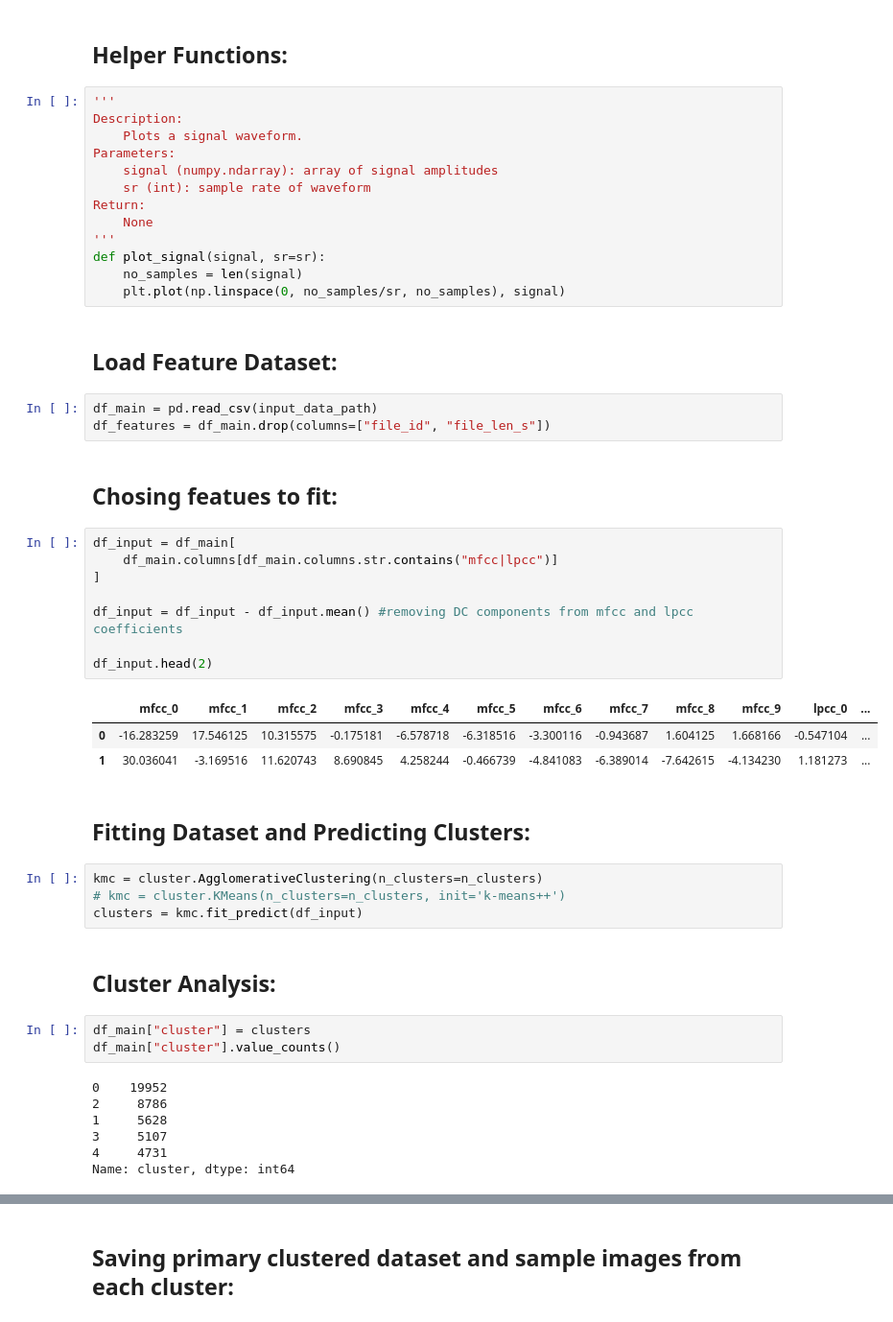
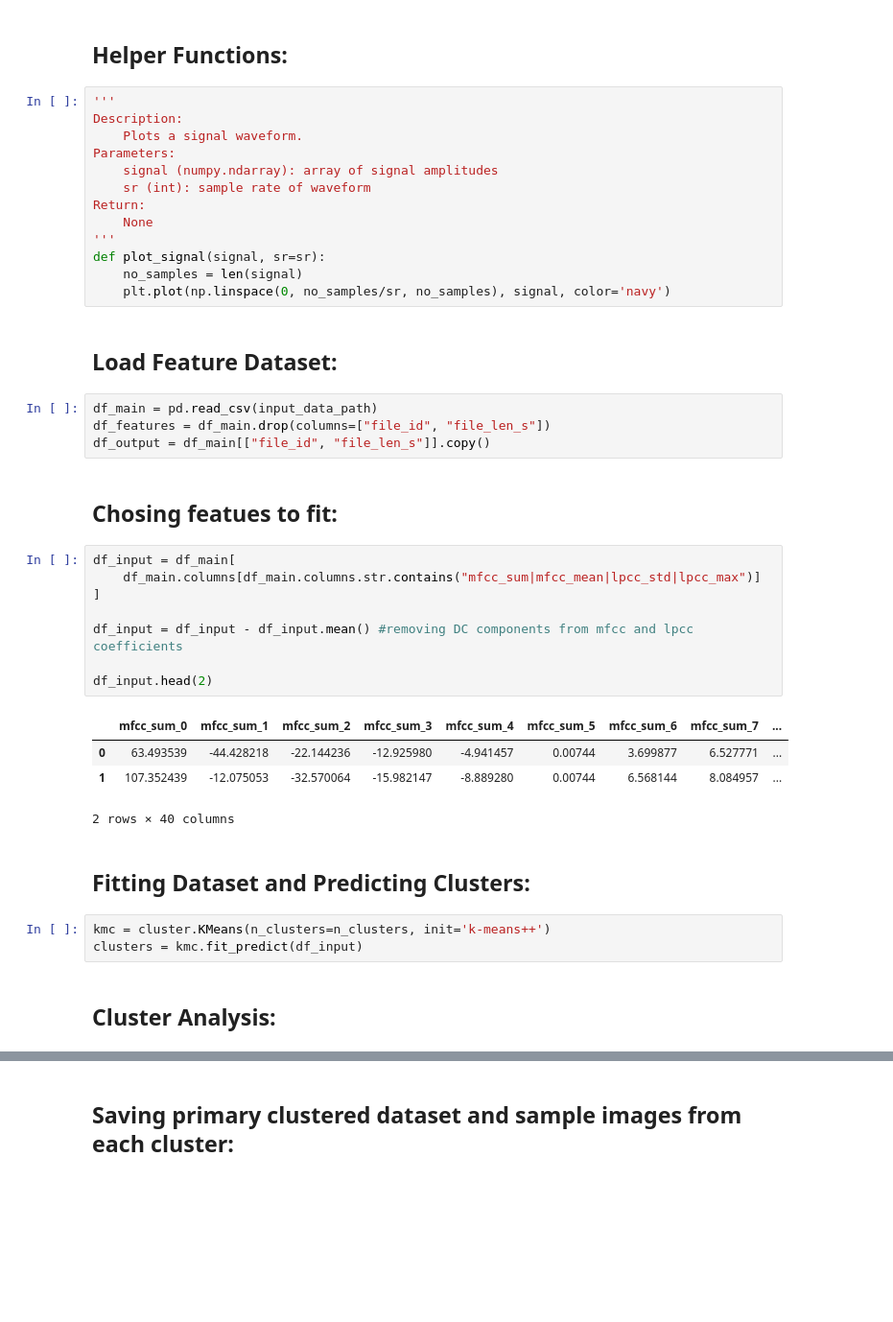
Before and after one commit to vkoil/pempheris-adspersa-alphabetisation, a Jupyter notebook: clustering.ipynb, the cells around one changed output, grey strips where cells are left out. Shown at 96% size. Drawn from its saved outputs; the diff is of its cells as text; blank space fills up the shorter version.

Commit message:
improved clustering and extracted results

```diff
--- a/clustering.ipynb
+++ b/clustering.ipynb
@@ -45,41 +46,32 @@ Return:
 '''
 def plot_signal(signal, sr=sr):
     no_samples = len(signal)
-    plt.plot(np.linspace(0, no_samples/sr, no_samples), signal)
+    plt.plot(np.linspace(0, no_samples/sr, no_samples), signal, color='navy')
 # %% [markdown]
 ## Load Feature Dataset:
 # %%
 df_main = pd.read_csv(input_data_path)
 df_features = df_main.drop(columns=["file_id", "file_len_s"])
+df_output = df_main[["file_id", "file_len_s"]].copy()
 # %% [markdown]
 ## Chosing featues to fit:
 # %%
 df_input = df_main[
-    df_main.columns[df_main.columns.str.contains("mfcc|lpcc")]
+    df_main.columns[df_main.columns.str.contains("mfcc_sum|mfcc_mean|lpcc_std|lpcc_max")]
 ]
 
 df_input = df_input - df_input.mean() #removing DC components from mfcc and lpcc coefficients
 
 df_input.head(2)
 # %% [output]
-|  | mfcc_0 | mfcc_1 | mfcc_2 | mfcc_3 | mfcc_4 | mfcc_5 | mfcc_6 | mfcc_7 | mfcc_8 | mfcc_9 | lpcc_0 | ... |
-| 0 | -16.283259 | 17.546125 | 10.315575 | -0.175181 | -6.578718 | -6.318516 | -3.300116 | -0.943687 | 1.604125 | 1.668166 | -0.547104 | ... |
-| 1 | 30.036041 | -3.169516 | 11.620743 | 8.690845 | 4.258244 | -0.466739 | -4.841083 | -6.389014 | -7.642615 | -4.134230 | 1.181273 | ... |
+|  | mfcc_sum_0 | mfcc_sum_1 | mfcc_sum_2 | mfcc_sum_3 | mfcc_sum_4 | mfcc_sum_5 | mfcc_sum_6 | mfcc_sum_7 | ... |
+| 0 | 63.493539 | -44.428218 | -22.144236 | -12.925980 | -4.941457 | 0.00744 | 3.699877 | 6.527771 | ... |
+| 1 | 107.352439 | -12.075053 | -32.570064 | -15.982147 | -8.889280 | 0.00744 | 6.568144 | 8.084957 | ... |
+2 rows × 40 columns
 # %% [markdown]
 ## Fitting Dataset and Predicting Clusters:
 # %%
-kmc = cluster.AgglomerativeClustering(n_clusters=n_clusters)
-# kmc = cluster.KMeans(n_clusters=n_clusters, init='k-means++')
+kmc = cluster.KMeans(n_clusters=n_clusters, init='k-means++')
 clusters = kmc.fit_predict(df_input)
 # %% [markdown]
 ## Cluster Analysis:
-# %%
-df_main["cluster"] = clusters
-df_main["cluster"].value_counts()
-# %% [output]
-0    19952
-2     8786
-1     5628
-3     5107
-4     4731
-Name: cluster, dtype: int64
```
Also changed, not shown: parts of 5 cells of this notebook, 12 other files.
